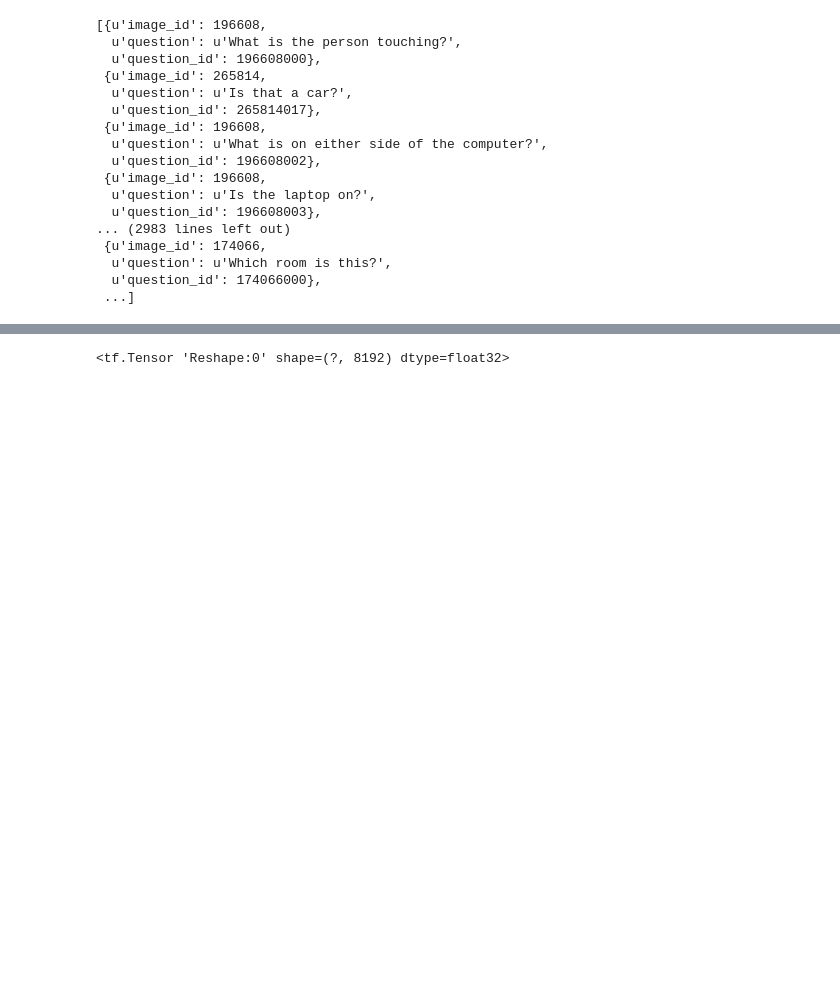
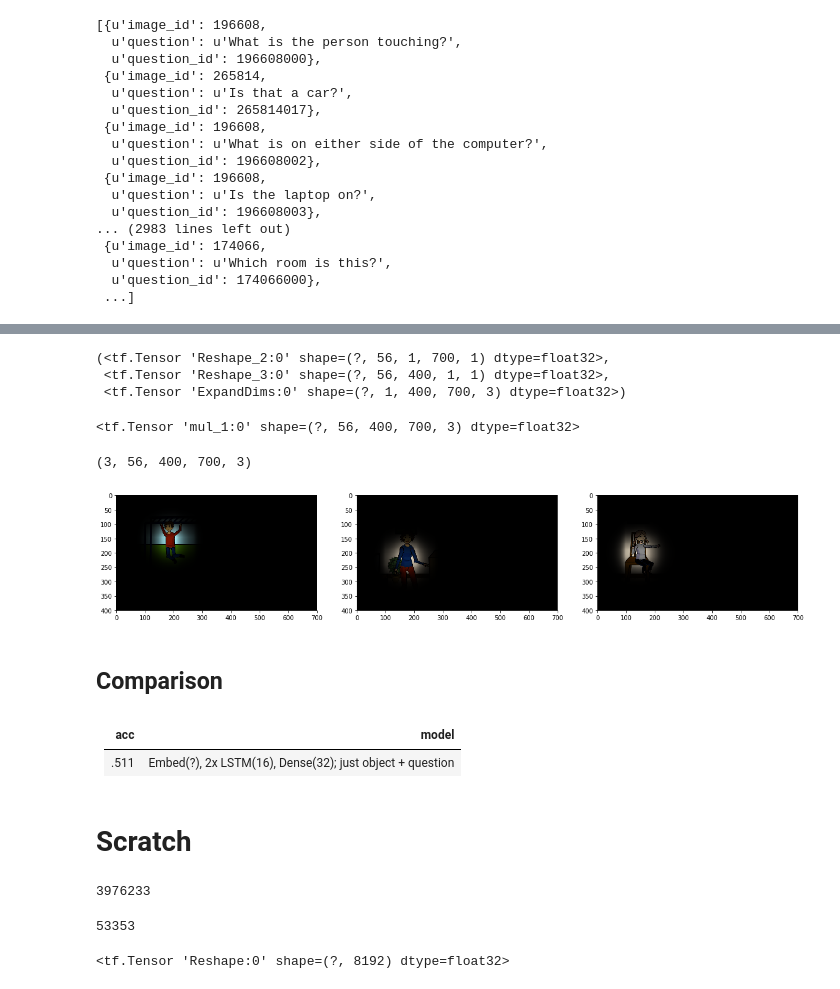
Before and after one commit to neighthan/computer_vision, a Jupyter notebook: vqa/vqa.ipynb, the cells around one changed output, grey strips where cells are left out. Saved outputs shown, nothing was run; the diff lists cells and outputs as text; code cells hidden in the pictures; blank space fills up the shorter version.

Commit message:
Baseline models, softcrop feature extraction.

```diff
--- a/vqa/vqa.ipynb
+++ b/vqa/vqa.ipynb
@@ -551,0 +1192,46 @@ val_img_paths = val_qa.img_path.values
+# %%
+x_weights, y_weights, img_expanded
+# %% [output]
+(<tf.Tensor 'Reshape_2:0' shape=(?, 56, 1, 700, 1) dtype=float32>,
+ <tf.Tensor 'Reshape_3:0' shape=(?, 56, 400, 1, 1) dtype=float32>,
+ <tf.Tensor 'ExpandDims:0' shape=(?, 1, 400, 700, 3) dtype=float32>)
+# %%
+masked_imgs = img_expanded * x_weights * y_weights
+masked_imgs
+# %% [output]
+<tf.Tensor 'mul_1:0' shape=(?, 56, 400, 700, 3) dtype=float32>
+# %%
+sess.run(tf.global_variables_initializer())
+# %%
+ret = sess.run(masked_imgs, {img_p: imgs, xy_p: train_inputs['objects'][idx, :, -3:-1], names_p: train_inputs['object_names'][idx]})
+ret.shape
+# %% [output]
+(3, 56, 400, 700, 3)
+# %%
+obj_num = -1
+# %%
+obj_num += 1
+
+plt.figure(figsize=(20, 20))
+for i in range(len(ret)):
+    plt.subplot(1, 3, i + 1)
+
+    plt.imshow(ret[i, obj_num])
+# %% [output]
+[figure, added]
+# %% [markdown]
+## Comparison
+# %% [markdown]
+acc | model
+--- | ---
+.511 | Embed(?), 2x LSTM(16), Dense(32); just object + question
+# %% [markdown]
+# Scratch
+# %%
+sum([np.product(var.shape.as_list()) for var in model.graph.get_collection(tf.GraphKeys.TRAINABLE_VARIABLES)])
+# %% [output]
+3976233
+# %%
+sum([np.product(var.shape.as_list()) for var in model.graph.get_collection(tf.GraphKeys.TRAINABLE_VARIABLES)[1:]])
+# %% [output]
+53353
```
Also changed, not shown: parts of 68 cells of this notebook.
